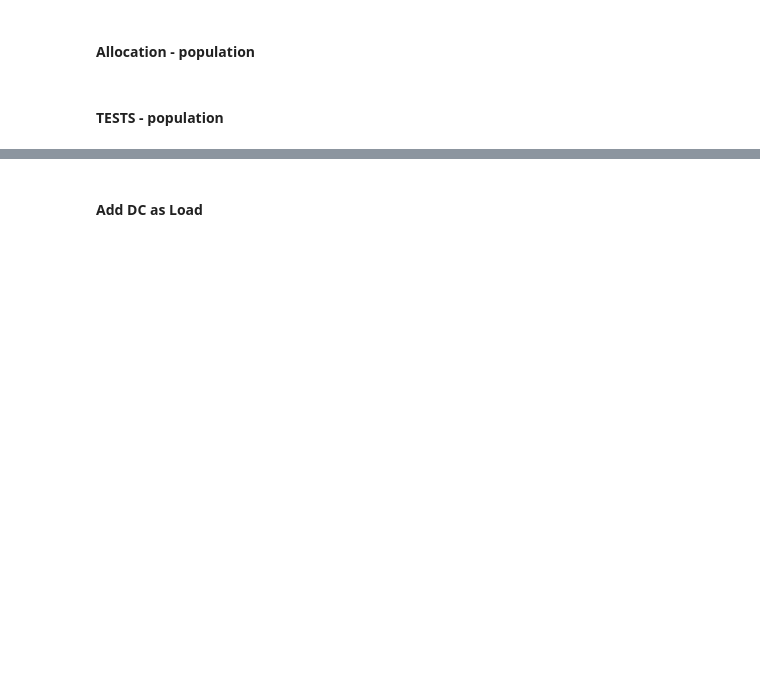
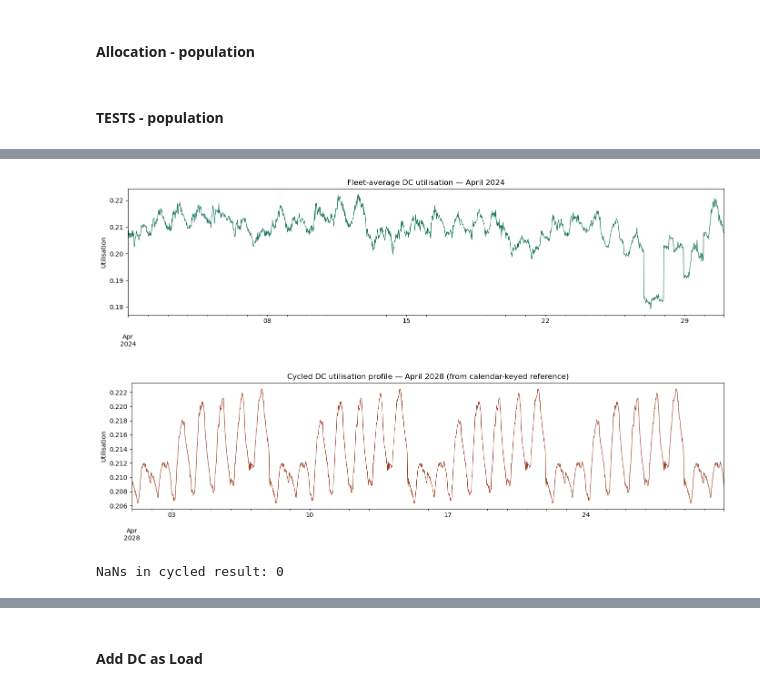
Before and after one commit to marta-uoe/PyPSA-GB-datacentres, a Jupyter notebook: notebooks/Martas_tests.ipynb, the cells around one changed output, grey strips where cells are left out. Cells and saved outputs as stored; diff of their text form; code cells hidden in the pictures; blank space fills up the shorter version.

```diff
--- a/notebooks/Martas_tests.ipynb
+++ b/notebooks/Martas_tests.ipynb
@@ -868,0 +886,13 @@ def _get_demand_dc_mw_timeseries(dc_allocation : pd.Series = allocate_current_sp
+# %%
+def _build_dc_reference_profile(start="2023-01-01", end="2025-12-31") -> pd.Series:
+    profile = _get_dc_demand_profile().loc[start:end]
+
+    key = pd.MultiIndex.from_arrays([
+        profile.index.month,
+        profile.index.dayofweek,     # 0=Mon ... 6=Sun, instead of day-of-month
+        profile.index.hour,
+        profile.index.minute
+    ], names=["month", "dayofweek", "hour", "minute"])
+
+    reference = profile.groupby(key).mean()
+    return reference
@@ -868,0 +914,35 @@ def _get_demand_dc_mw_timeseries(dc_allocation : pd.Series = allocate_current_sp
+# %%
+import matplotlib.pyplot as plt
+
+# creating the baseline profile
+
+fleet_profile = _get_dc_demand_profile()
+
+april_2024 = fleet_profile.loc["2024-04-01":"2024-04-30 23:30"]
+
+fig, ax = plt.subplots(figsize=(14, 4))
+april_2024.plot(ax=ax, linewidth=0.8, color="#0F6E56")
+ax.set_title("Fleet-average DC utilisation — April 2024")
+ax.set_ylabel("Utilisation"); ax.set_xlabel("")
+plt.tight_layout(); plt.show()
+
+reference = _build_dc_reference_profile()
+
+target = pd.date_range("2028-04-01", "2028-04-30 23:30", freq="30min", tz="UTC")
+target_key = pd.MultiIndex.from_arrays(
+    [target.month, target.dayofweek, target.hour, target.minute],
+    names=["month", "dayofweek", "hour", "minute"]
+)
+cycled = pd.Series(reference.reindex(target_key).values, index=target)
+
+fig, ax = plt.subplots(figsize=(14, 4))
+cycled.plot(ax=ax, linewidth=0.8, color="#993C1D")
+ax.set_title("Cycled DC utilisation profile — April 2028 (from calendar-keyed reference)")
+ax.set_ylabel("Utilisation"); ax.set_xlabel("")
+plt.tight_layout(); plt.show()
+
+print("NaNs in cycled result:", cycled.isna().sum())
+# %% [output]
+[figure, added]
+[figure, added]
+NaNs in cycled result: 0
```
Also changed, not shown: parts of 22 cells of this notebook, 2 other files.
